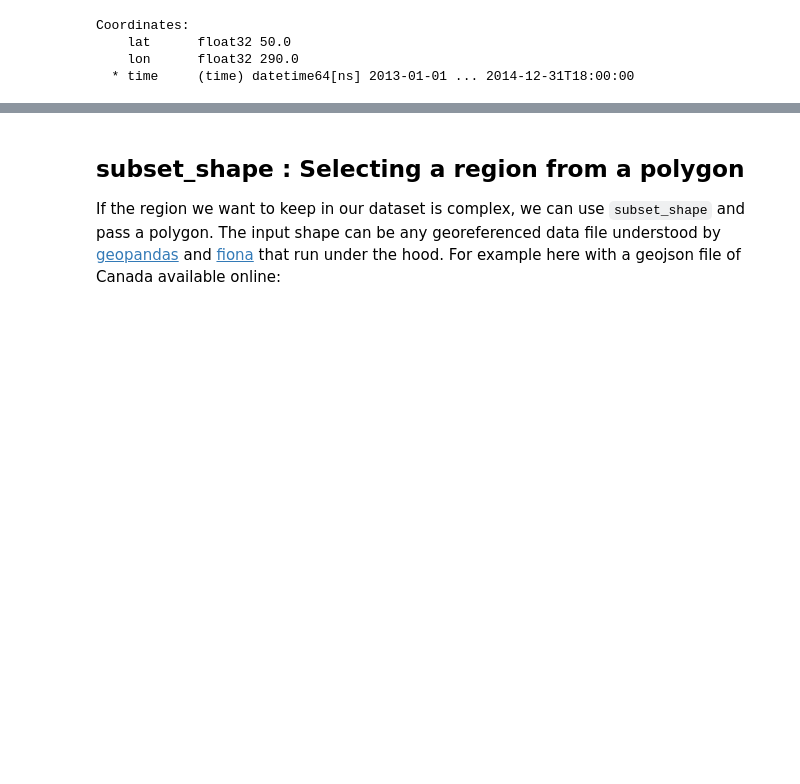
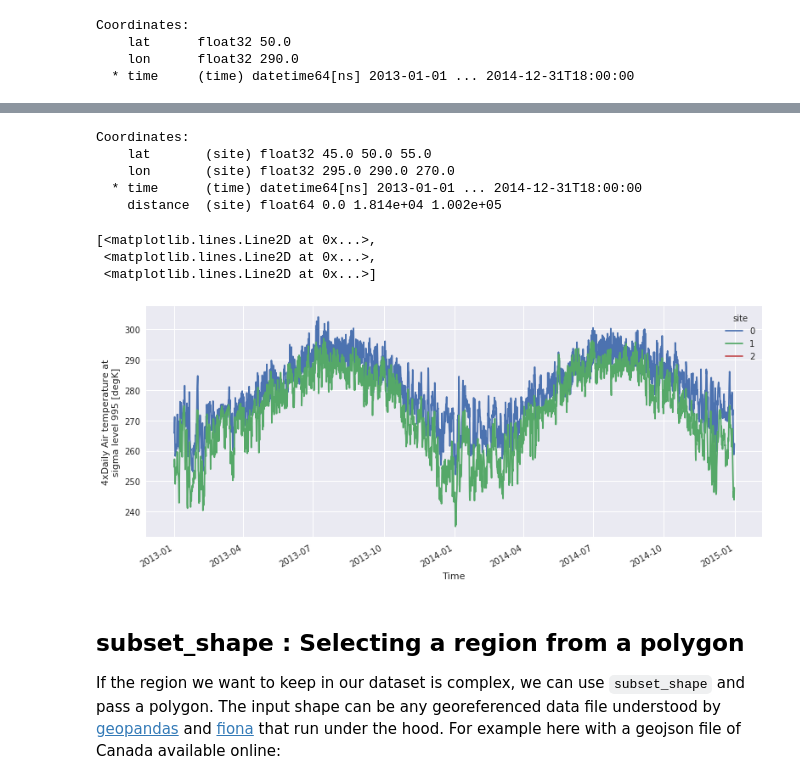
Before and after one commit to Ouranosinc/xclim, a Jupyter notebook: docs/notebooks/subset.ipynb, the cells around one changed output, grey strips where cells are left out. Saved outputs shown, nothing was run; the diff lists cells and outputs as text; code cells hidden in the pictures; blank space fills up the shorter version.

Commit message:
Add multi gridpoints options and add_distance keyword | add tests and docs

```diff
--- a/docs/notebooks/subset.ipynb
+++ b/docs/notebooks/subset.ipynb
@@ -113,3 +115,21 @@ ds3.air.plot()
+# %%
+lon_pt = [-65, -70.2, -90]
+lat_pt = [45, 50.1, 54.1]
+
+# Get timeseries for point within 100 km of each points
+ds3 = subset.subset_gridpoint(ds, lon=lon_pt, lat=lat_pt, tolerance=100 * 1000, add_distance=True)
+print(ds3.coords)
+ds3.air.plot(hue='site')
+# %% [output]
+Coordinates:
+    lat       (site) float32 45.0 50.0 55.0
+    lon       (site) float32 295.0 290.0 270.0
+  * time      (time) datetime64[ns] 2013-01-01 ... 2014-12-31T18:00:00
+    distance  (site) float64 0.0 1.814e+04 1.002e+05
+[<matplotlib.lines.Line2D at 0x...>,
+ <matplotlib.lines.Line2D at 0x...>,
+ <matplotlib.lines.Line2D at 0x...>]
+[figure, added]
 # %% [markdown]
 ## subset_shape : Selecting a region from a polygon
 If the region we want to keep in our dataset is complex, we can use `subset_shape` and pass a polygon. The input shape can be any georeferenced data file understood by [geopandas](http://geopandas.org/) and [fiona](https://fiona.readthedocs.io/en/latest/) that run under the hood. For example here with a geojson file of Canada available online:
```
Also changed, not shown: parts of 6 cells of this notebook, 2 other files.
